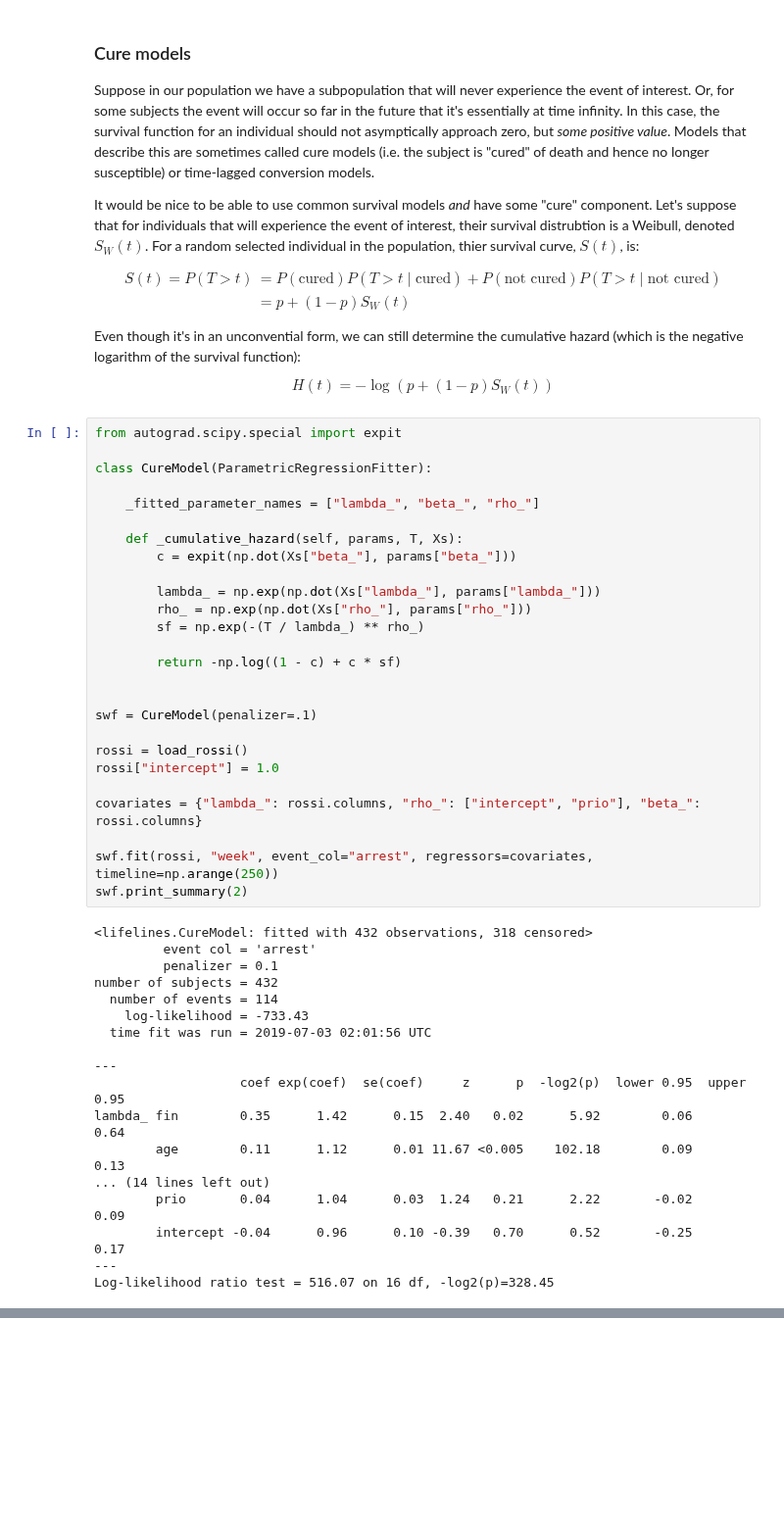
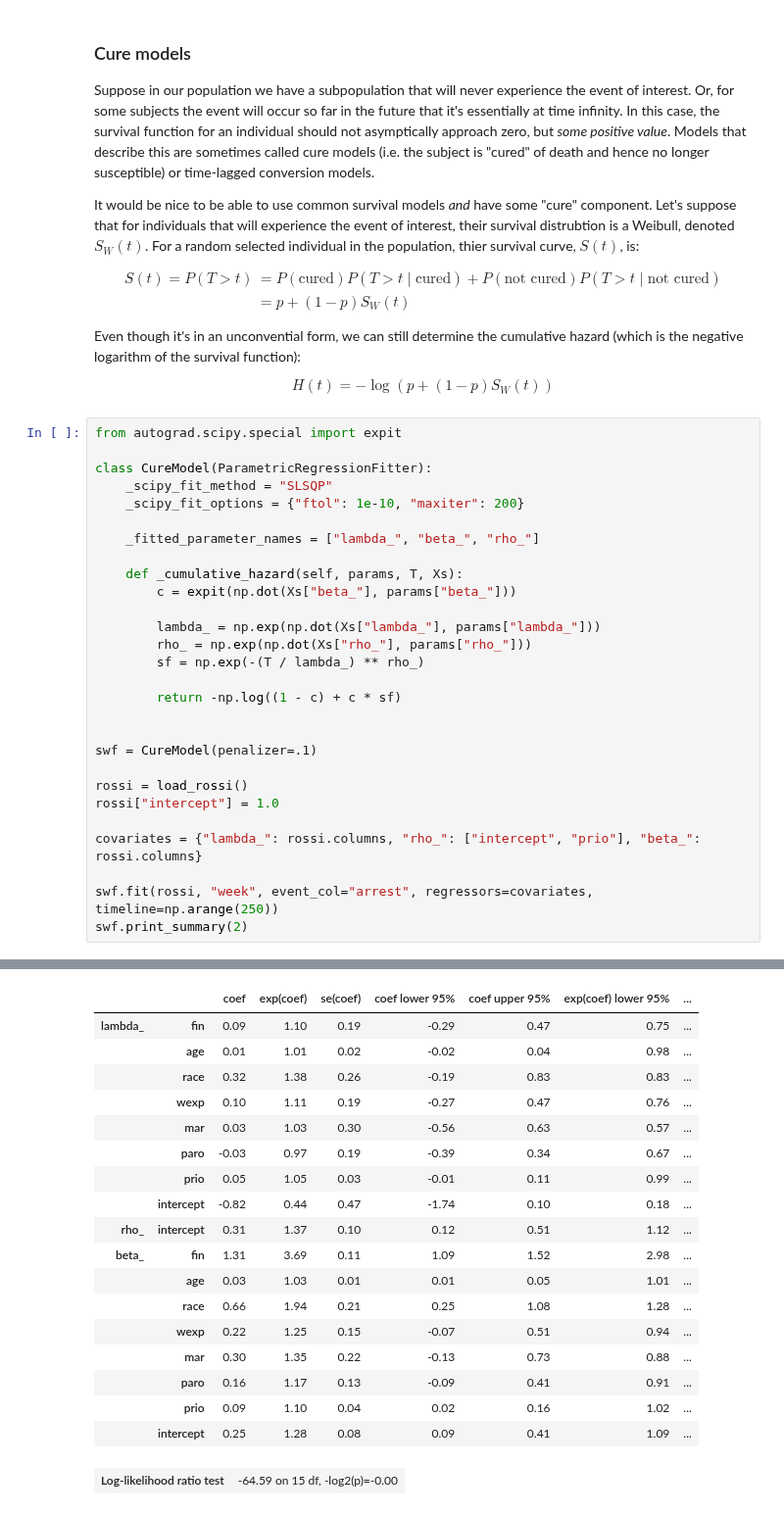
Before and after one commit to CamDavidsonPilon/lifelines, a Jupyter notebook: examples/Custom Regression Models.ipynb, the cells around one changed output, grey strips where cells are left out. Shown at 98% size. Cells and saved outputs as stored; diff of their text form; blank space fills up the shorter version.

```diff
--- a/examples/Custom Regression Models.ipynb
+++ b/examples/Custom Regression Models.ipynb
@@ -154,6 +163,8 @@ $$ H(t) =  -\log{\left(p + (1-p) S_W(t)\right)} $$
 from autograd.scipy.special import expit
 
 class CureModel(ParametricRegressionFitter):
+    _scipy_fit_method = "SLSQP"
+    _scipy_fit_options = {"ftol": 1e-10, "maxiter": 200}
 
     _fitted_parameter_names = ["lambda_", "beta_", "rho_"]
 
@@ -177,20 +188,3 @@ covariates = {"lambda_": rossi.columns, "rho_": ["intercept", "prio"], "beta_":
 swf.fit(rossi, "week", event_col="arrest", regressors=covariates, timeline=np.arange(250))
 swf.print_summary(2)
 # %% [output]
-<lifelines.CureModel: fitted with 432 observations, 318 censored>
-         event col = 'arrest'
-         penalizer = 0.1
-number of subjects = 432
-  number of events = 114
-    log-likelihood = -733.43
-  time fit was run = 2019-07-03 02:01:56 UTC
-
----
-                   coef exp(coef)  se(coef)     z      p  -log2(p)  lower 0.95  upper 0.95
-lambda_ fin        0.35      1.42      0.15  2.40   0.02      5.92        0.06        0.64
-        age        0.11      1.12      0.01 11.67 <0.005    102.18        0.09        0.13
-... (14 lines left out)
-        prio       0.04      1.04      0.03  1.24   0.21      2.22       -0.02        0.09
-        intercept -0.04      0.96      0.10 -0.39   0.70      0.52       -0.25        0.17
----
-Log-likelihood ratio test = 516.07 on 16 df, -log2(p)=328.45
@@ -197 +199,20 @@ Log-likelihood ratio test = 516.07 on 16 df, -log2(p)=328.45
+|  |  | coef | exp(coef) | se(coef) | coef lower 95% | coef upper 95% | exp(coef) lower 95% | ... |
+| lambda_ | fin | 0.09 | 1.10 | 0.19 | -0.29 | 0.47 | 0.75 | ... |
+|  | age | 0.01 | 1.01 | 0.02 | -0.02 | 0.04 | 0.98 | ... |
+|  | race | 0.32 | 1.38 | 0.26 | -0.19 | 0.83 | 0.83 | ... |
+|  | wexp | 0.10 | 1.11 | 0.19 | -0.27 | 0.47 | 0.76 | ... |
+|  | mar | 0.03 | 1.03 | 0.30 | -0.56 | 0.63 | 0.57 | ... |
+|  | paro | -0.03 | 0.97 | 0.19 | -0.39 | 0.34 | 0.67 | ... |
+|  | prio | 0.05 | 1.05 | 0.03 | -0.01 | 0.11 | 0.99 | ... |
+|  | intercept | -0.82 | 0.44 | 0.47 | -1.74 | 0.10 | 0.18 | ... |
+| rho_ | intercept | 0.31 | 1.37 | 0.10 | 0.12 | 0.51 | 1.12 | ... |
+| beta_ | fin | 1.31 | 3.69 | 0.11 | 1.09 | 1.52 | 2.98 | ... |
+|  | age | 0.03 | 1.03 | 0.01 | 0.01 | 0.05 | 1.01 | ... |
+|  | race | 0.66 | 1.94 | 0.21 | 0.25 | 1.08 | 1.28 | ... |
+|  | wexp | 0.22 | 1.25 | 0.15 | -0.07 | 0.51 | 0.94 | ... |
+|  | mar | 0.30 | 1.35 | 0.22 | -0.13 | 0.73 | 0.88 | ... |
+|  | paro | 0.16 | 1.17 | 0.13 | -0.09 | 0.41 | 0.91 | ... |
+|  | prio | 0.09 | 1.10 | 0.04 | 0.02 | 0.16 | 1.02 | ... |
+|  | intercept | 0.25 | 1.28 | 0.08 | 0.09 | 0.41 | 1.09 | ... |
+| Log-likelihood ratio test | -64.59 on 15 df, -log2(p)=-0.00 |
 # %%
```
Also changed, not shown: parts of 7 cells of this notebook, 5 other files.
